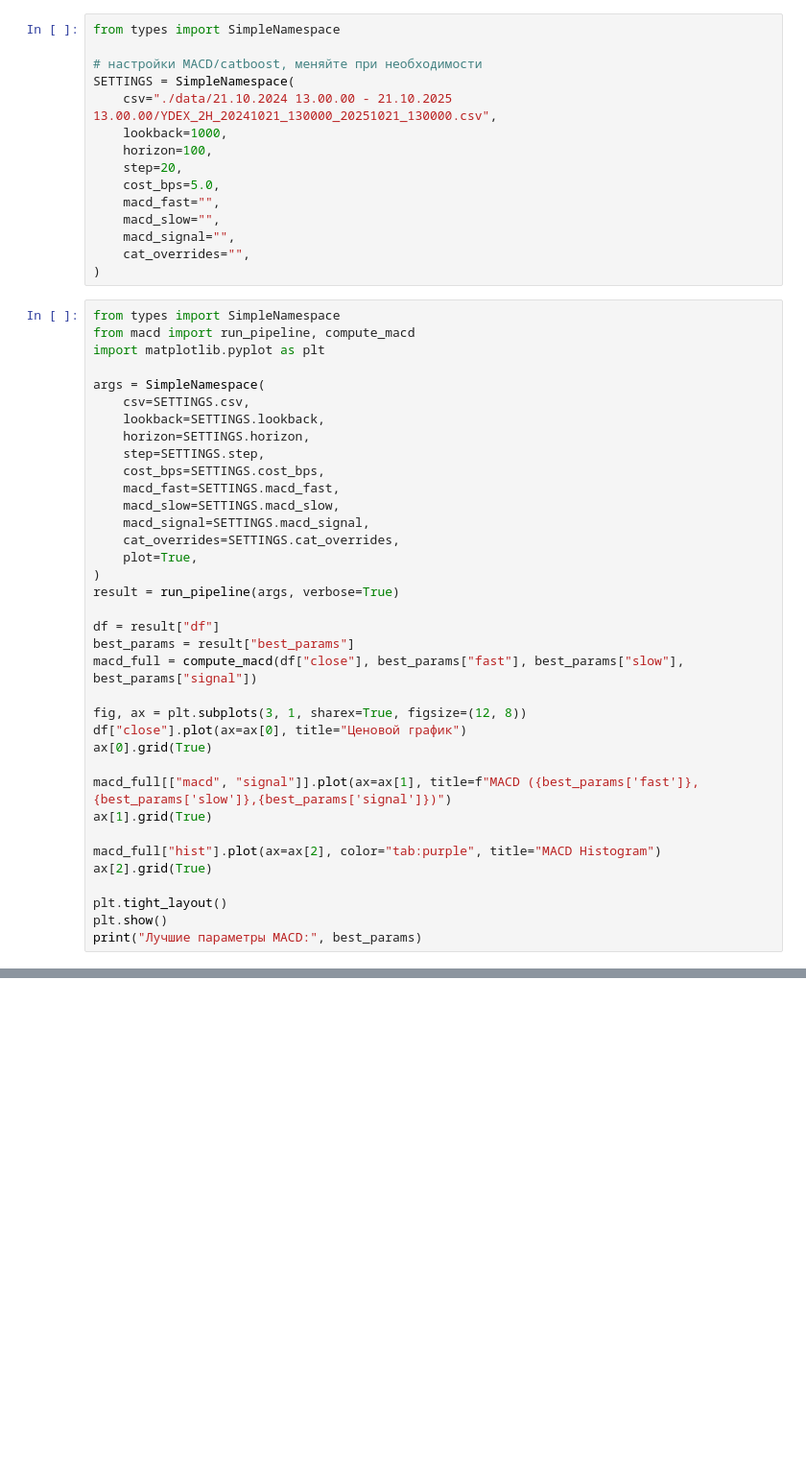
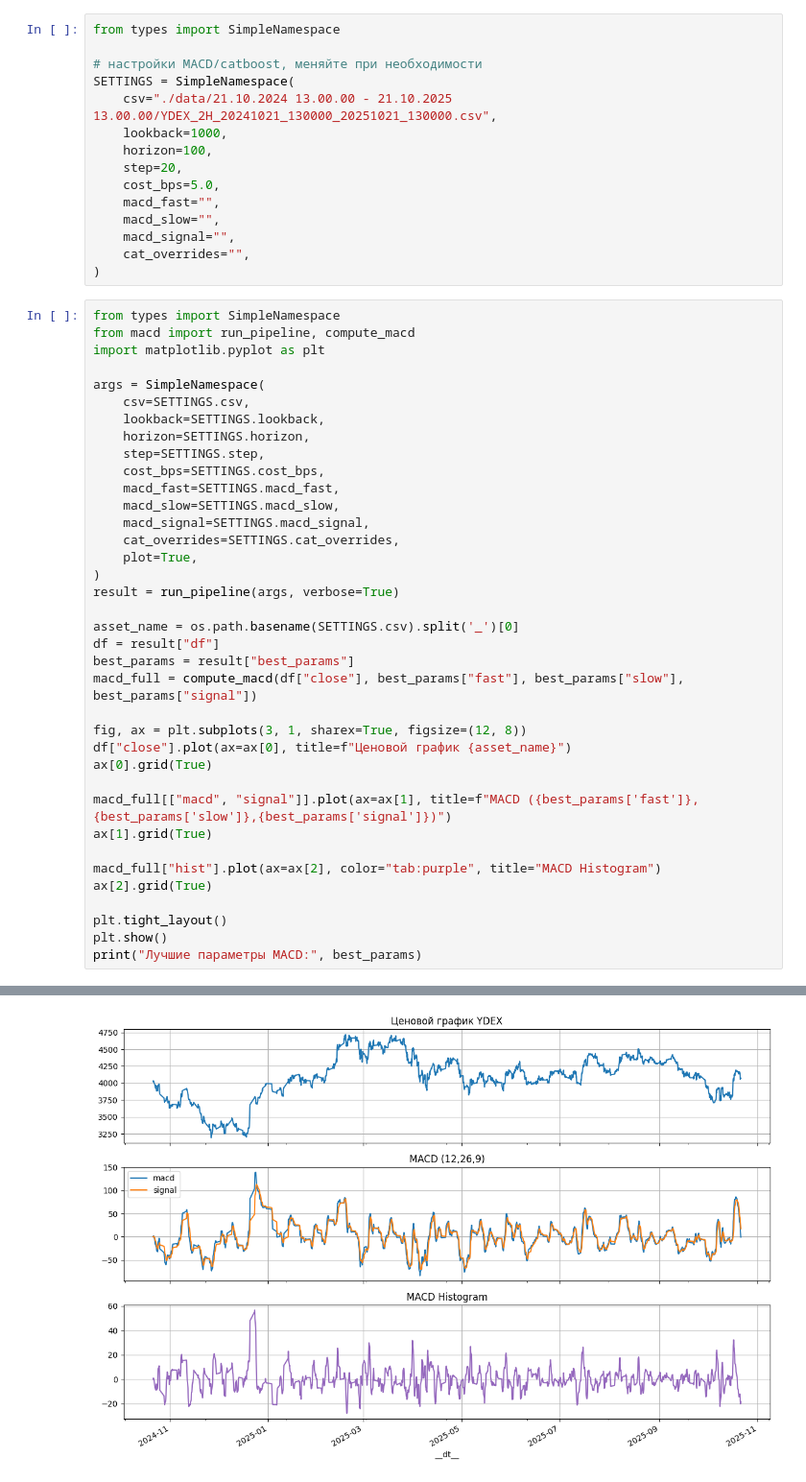
Before and after one commit to Dachqnirel/Troida, a Jupyter notebook: notebooks/macd_visuals.ipynb, the cells around one changed output, grey strips where cells are left out. Shown at 96% size. Drawn from its saved outputs; the diff is of its cells as text; blank space fills up the shorter version.

```diff
--- a/notebooks/macd_visuals.ipynb
+++ b/notebooks/macd_visuals.ipynb
@@ -38,12 +40,13 @@ args = SimpleNamespace(
 )
 result = run_pipeline(args, verbose=True)
 
+asset_name = os.path.basename(SETTINGS.csv).split('_')[0]
 df = result["df"]
 best_params = result["best_params"]
 macd_full = compute_macd(df["close"], best_params["fast"], best_params["slow"], best_params["signal"])
 
 fig, ax = plt.subplots(3, 1, sharex=True, figsize=(12, 8))
-df["close"].plot(ax=ax[0], title="Ценовой график")
+df["close"].plot(ax=ax[0], title=f"Ценовой график {asset_name}")
 ax[0].grid(True)
 
 macd_full[["macd", "signal"]].plot(ax=ax[1], title=f"MACD ({best_params['fast']},{best_params['slow']},{best_params['signal']})")
@@ -55,3 +58,4 @@ ax[2].grid(True)
 plt.tight_layout()
 plt.show()
 print("Лучшие параметры MACD:", best_params)
+# %% [output]
@@ -57,0 +98 @@ print("Лучшие параметры MACD:", best_params)
+[figure, added]
```
Also changed, not shown: parts of 2 cells of this notebook, 1 other file.
